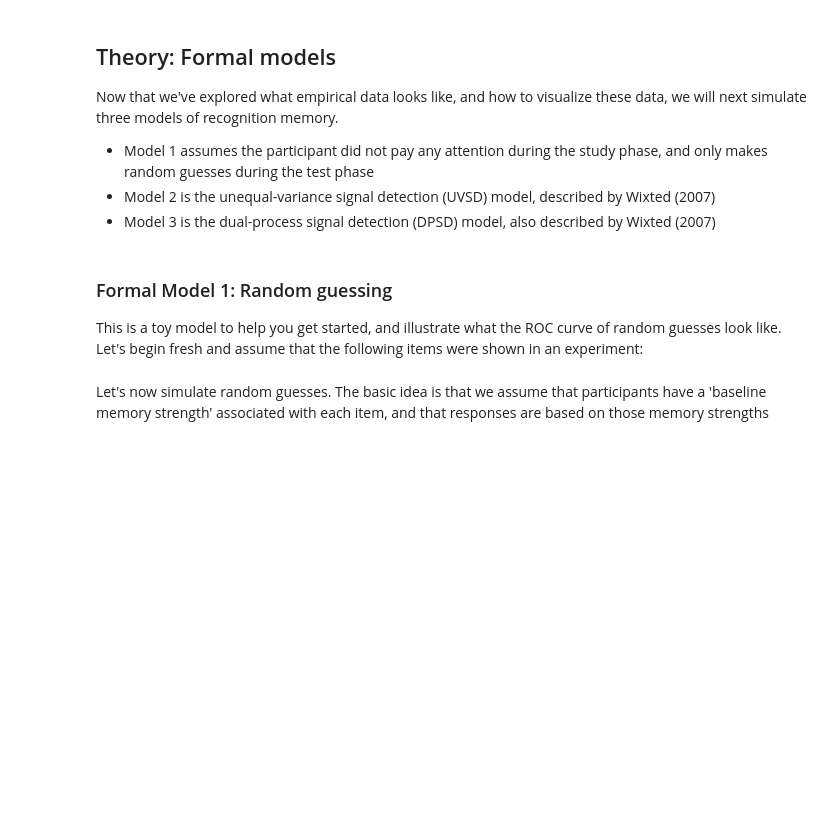
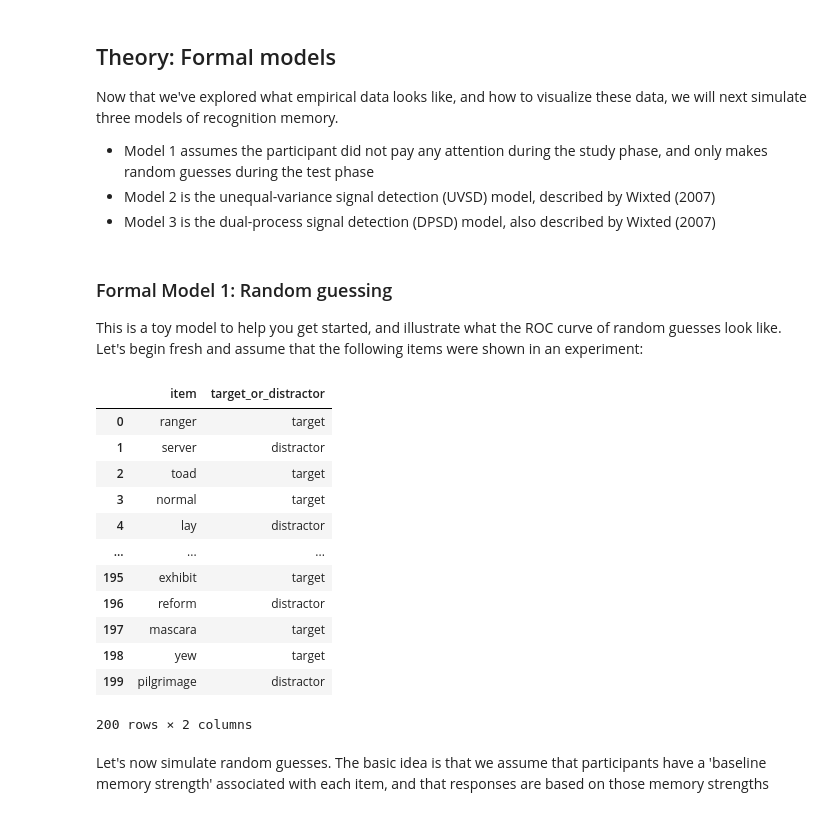
Before and after one commit to miavangellecum/cognition-and-computation, a Jupyter notebook: memory.ipynb, the cells around one changed output. Saved outputs shown, nothing was run; the diff lists cells and outputs as text; code cells hidden in the pictures; blank space fills up the shorter version.

```diff
--- a/memory.ipynb
+++ b/memory.ipynb
@@ -99,8 +106,22 @@ Now that we've explored what empirical data looks like, and how to visualize the
 
 This is a toy model to help you get started, and illustrate what the ROC curve of random guesses look like. Let's begin fresh and assume that the following items were shown in an experiment:
 # %%
-model1_data = pd.read_csv('./memory_data2.csv')
+model1_data = pd.read_csv('csv/memory_data2.csv')
 model1_data
+# %% [output]
+|  | item | target_or_distractor |
+| 0 | ranger | target |
+| 1 | server | distractor |
+| 2 | toad | target |
+| 3 | normal | target |
+| 4 | lay | distractor |
+| ... | ... | ... |
+| 195 | exhibit | target |
+| 196 | reform | distractor |
+| 197 | mascara | target |
+| 198 | yew | target |
+| 199 | pilgrimage | distractor |
+200 rows × 2 columns
 # %% [markdown]
 Let's now simulate random guesses. The basic idea is that we assume that participants have a 'baseline memory strength' associated with each item, and that responses are based on those memory strengths
 # %% [markdown]
```
Also changed, not shown: parts of 4 cells of this notebook, 5 other files.
